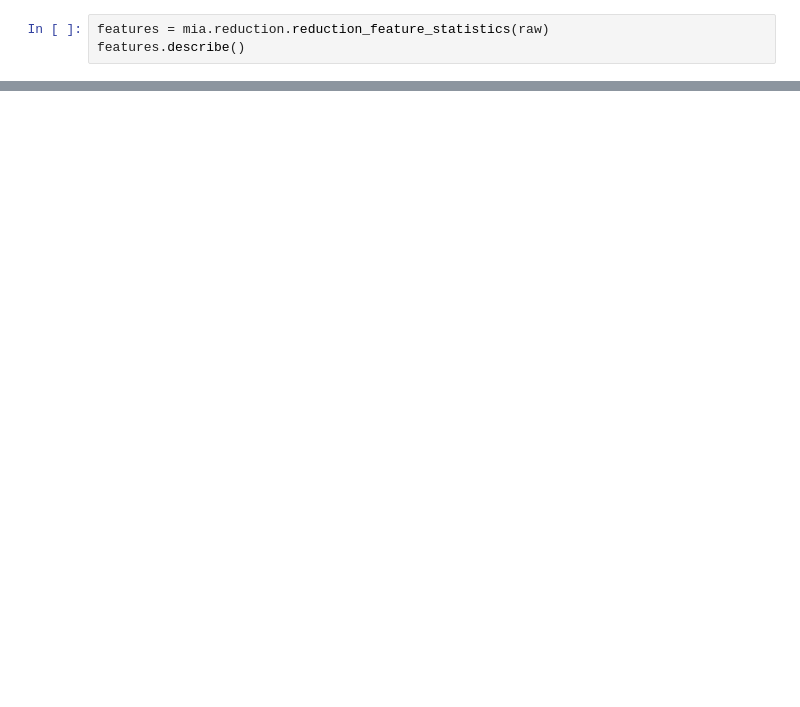
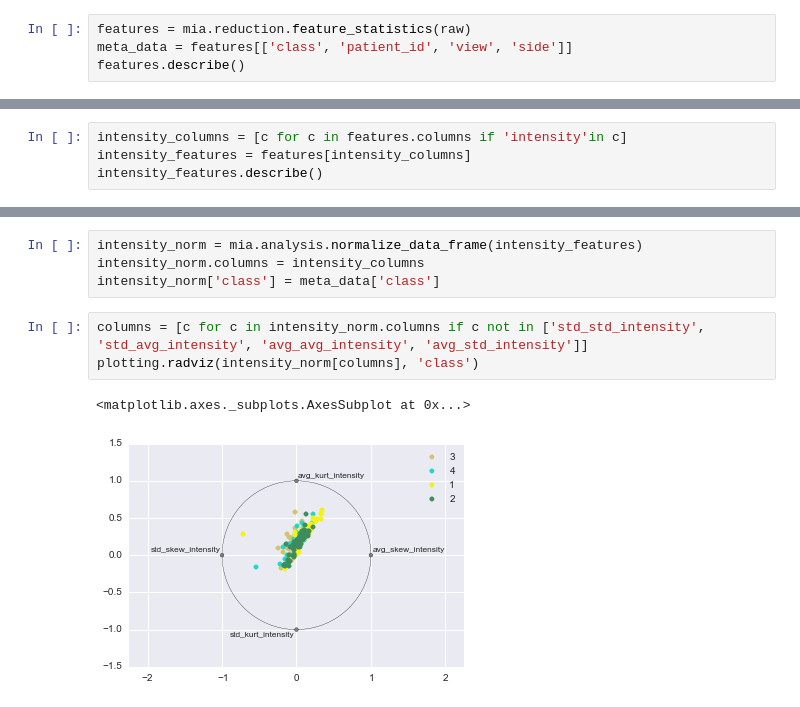
Before and after one commit to samueljackson92/major-project, a Jupyter notebook: notebooks/Feature Analysis.ipynb, the cells around one changed output, grey strips where cells are left out. Drawn from its saved outputs; the diff is of its cells as text; blank space fills up the shorter version.

Commit message:
Update feature analysis notebook.

```diff
--- a/notebooks/Feature Analysis.ipynb
+++ b/notebooks/Feature Analysis.ipynb
@@ -18,5 +48,6 @@ raw.head()
 # %%
-features = mia.reduction.reduction_feature_statistics(raw)
+features = mia.reduction.feature_statistics(raw)
+meta_data = features[['class', 'patient_id', 'view', 'side']]
 features.describe()
 # %% [output]
 |  | blob_count | avg_radius | std_radius | min_radius | max_radius | small_radius_count | med_radius_count | ... |
@@ -30,0 +63,4 @@ features.describe()
+# %%
+intensity_columns = [c for c in features.columns if 'intensity'in c]
+intensity_features = features[intensity_columns]
+intensity_features.describe()
@@ -30,0 +85,10 @@ features.describe()
+# %%
+intensity_norm = mia.analysis.normalize_data_frame(intensity_features)
+intensity_norm.columns = intensity_columns
+intensity_norm['class'] = meta_data['class']
+# %%
+columns = [c for c in intensity_norm.columns if c not in ['std_std_intensity', 'std_avg_intensity', 'avg_avg_intensity', 'avg_std_intensity']]
+plotting.radviz(intensity_norm[columns], 'class')
+# %% [output]
+<matplotlib.axes._subplots.AxesSubplot at 0x...>
+[figure, added]
```
Also changed, not shown: parts of 16 cells of this notebook.
